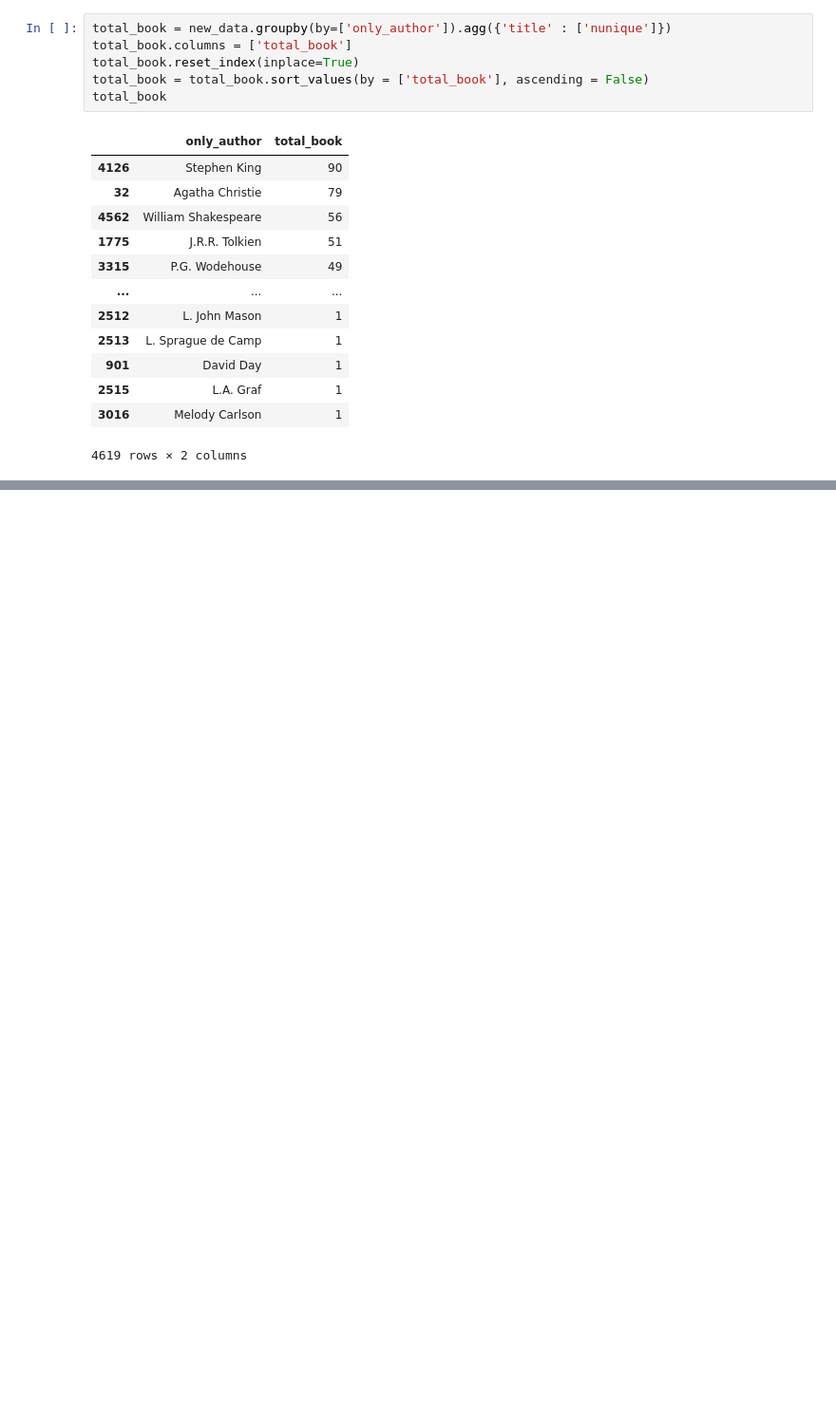
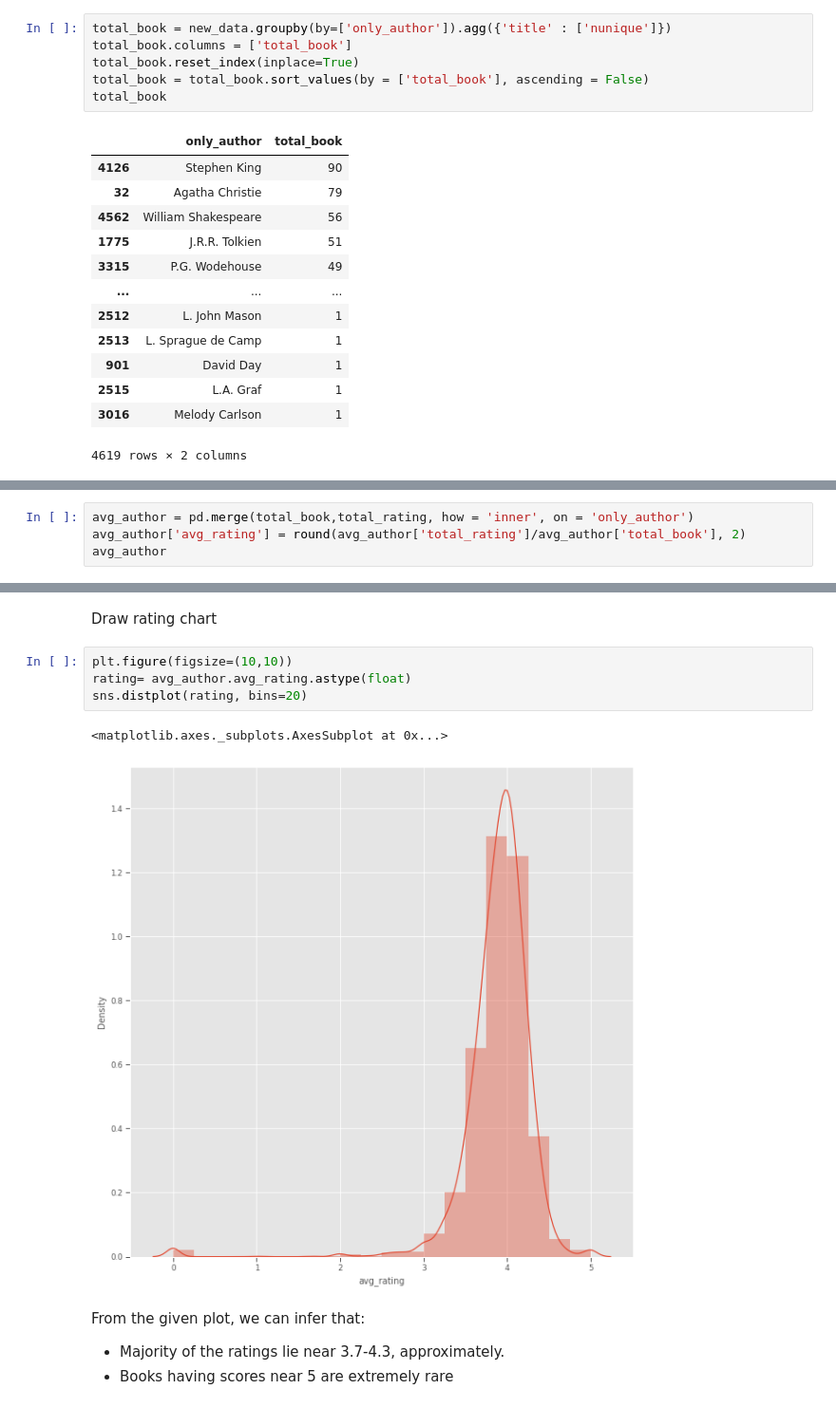
Before and after one commit to sajjad5221/book-recommendation, a Jupyter notebook: book_recommendation.ipynb, the cells around one changed output, grey strips where cells are left out. Shown at 95% size. Drawn from its saved outputs; the diff is of its cells as text; blank space fills up the shorter version.

```diff
--- a/book_recommendation.ipynb
+++ b/book_recommendation.ipynb
@@ -203,0 +228,4 @@ total_book
+# %%
+avg_author = pd.merge(total_book,total_rating, how = 'inner', on = 'only_author')
+avg_author['avg_rating'] = round(avg_author['total_rating']/avg_author['total_book'], 2)
+avg_author
@@ -203,0 +246,13 @@ total_book
+# %% [markdown]
+Draw rating chart
+# %%
+plt.figure(figsize=(10,10))
+rating= avg_author.avg_rating.astype(float)
+sns.distplot(rating, bins=20)
+# %% [output]
+<matplotlib.axes._subplots.AxesSubplot at 0x...>
+[figure, added]
+# %% [markdown]
+From the given plot, we can infer that:
+*   Majority of the ratings lie near 3.7-4.3, approximately.
+*   Books having scores near 5 are extremely rare
```
Also changed, not shown: parts of 8 cells of this notebook.
